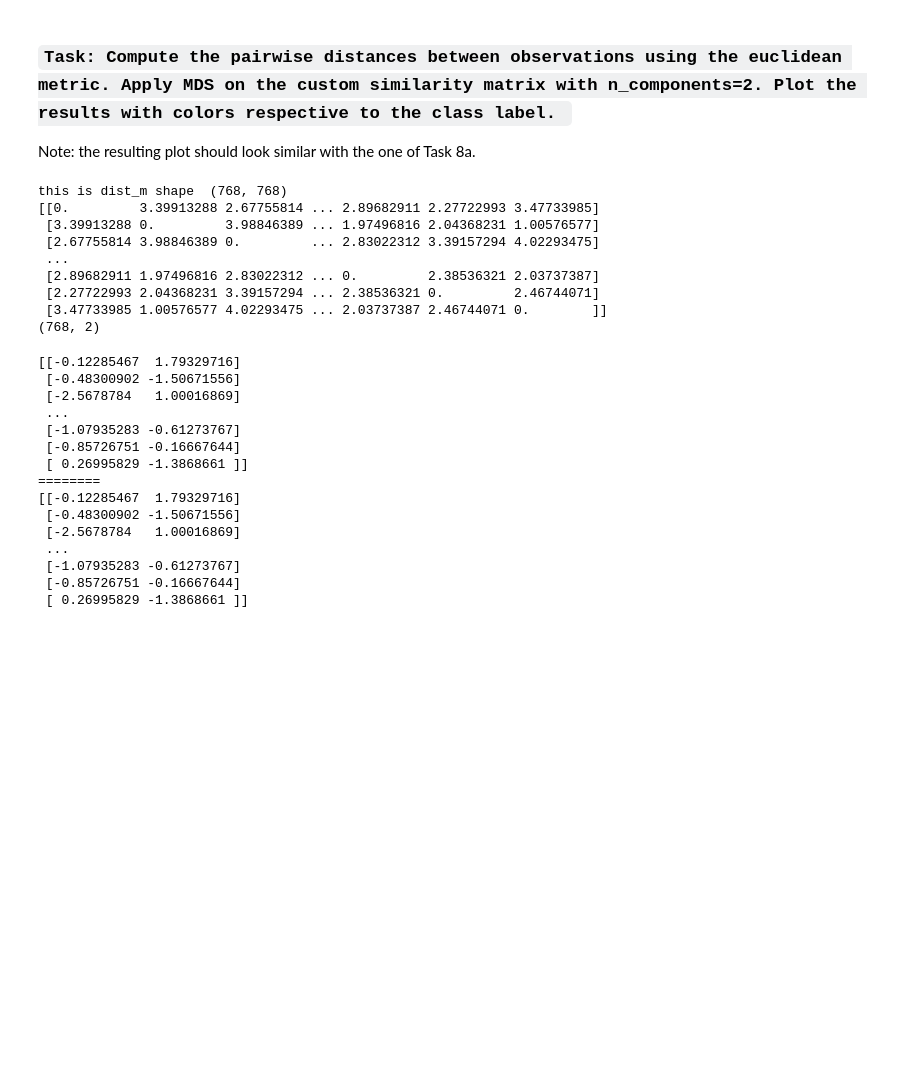
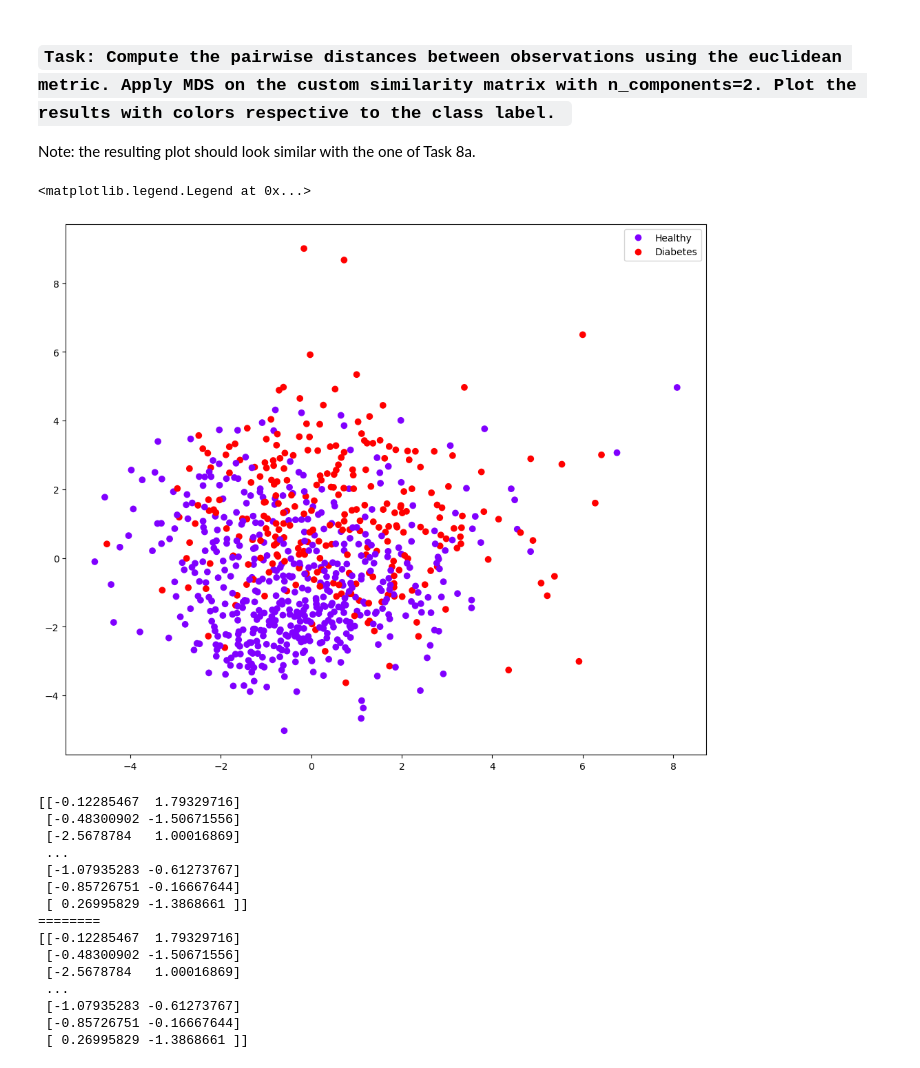
Before and after one commit to axeldav/DAMI-Labs, a Jupyter notebook: HW1/HW1_instructions.ipynb, the cells around one changed output. Saved outputs shown, nothing was run; the diff lists cells and outputs as text; code cells hidden in the pictures; blank space fills up the shorter version.

```diff
--- a/HW1/HW1_instructions.ipynb
+++ b/HW1/HW1_instructions.ipynb
@@ -628,39 +630,39 @@ Note: the resulting plot should look similar with the one of Task 8a.
 # %%
 # step 1: compute the pairwise distances between observations using the euclidean metric.
 
 # One of the ways to do this is to use pdist and squareform from the scipy library (see [here](https://docs.scipy.org/doc/scipy/reference/generated/scipy.spatial.distance.pdist.html))
 # or euclidean_distances from sklearn. In any case the returned array should be: distances ndarray of shape (n_samples_data_standardized, n_samples_data_standardized)
 
 # step 2: create an MDS object with n_components=2, random_state=8. What should the dissimilarity parameter be in this case?
 # step 3: apply MDS on the constructed square distance matrix from step 1
 # step 4: plot the results in a scatterplot with colors respective to the class label
 
 
 # write your code here
-#1
 from os import X_OK
 from scipy.spatial.distance import pdist, squareform
-dist_v = pdist(data_standardized, metric='euclidean')
-dist_m = squareform(dist_v)
-print("this is dist_m shape ", dist_m.shape)
-print(dist_m)
+
+
+#1
+dist_simple = pdist(data_standardized, metric='euclidean')
+dist_sqr = squareform(dist_simple)
+
 #2
 mds_b = MDS(n_components=2, random_state=8, dissimilarity='precomputed')
 #3
-X_2d_b = mds_b.fit_transform(dist_m)
-print(X_2d_b.shape)
+X_2d_b = mds_b.fit_transform(dist_sqr)
+
+#4 Plot the result
+plt.figure(figsize=(12,10))
+scatter = plt.scatter(x= X_2d_b[:,0], y= X_2d_b[:,1], c= data_imputed['Outcome'], cmap= 'rainbow')
+
+plt.legend(handles= scatter.legend_elements()[0], labels= ["Healthy", "Diabetes"])
+
 
 #X_2d_b = np.zeros([2, 2]) # change this assignment on X_2d_b, but keep X_2d_b as the name of the resulting MDS numpy array
 # %% [output]
-this is dist_m shape  (768, 768)
-[[0.         3.39913288 2.67755814 ... 2.89682911 2.27722993 3.47733985]
- [3.39913288 0.         3.98846389 ... 1.97496816 2.04368231 1.00576577]
- [2.67755814 3.98846389 0.         ... 2.83022312 3.39157294 4.02293475]
- ...
- [2.89682911 1.97496816 2.83022312 ... 0.         2.38536321 2.03737387]
- [2.27722993 2.04368231 3.39157294 ... 2.38536321 0.         2.46744071]
- [3.47733985 1.00576577 4.02293475 ... 2.03737387 2.46744071 0.        ]]
-(768, 2)
+<matplotlib.legend.Legend at 0x...>
+[figure, added]
 # %%
 print(X_2d_b)
 print("========")
```
Also changed, not shown: parts of 10 cells of this notebook.
